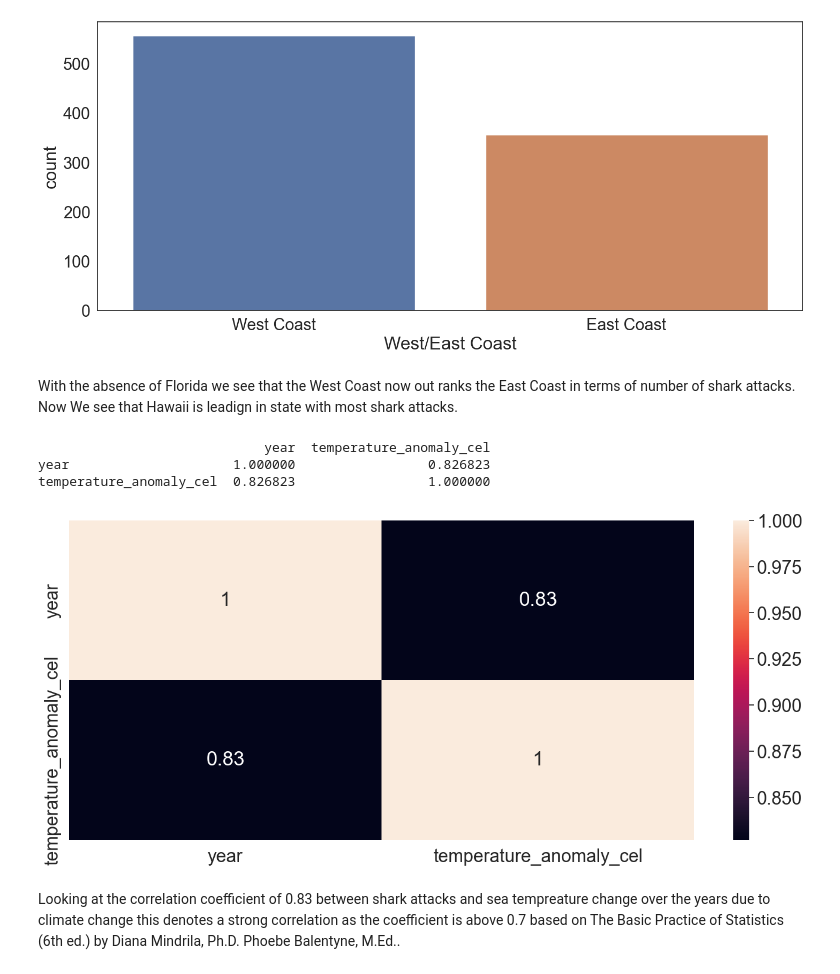
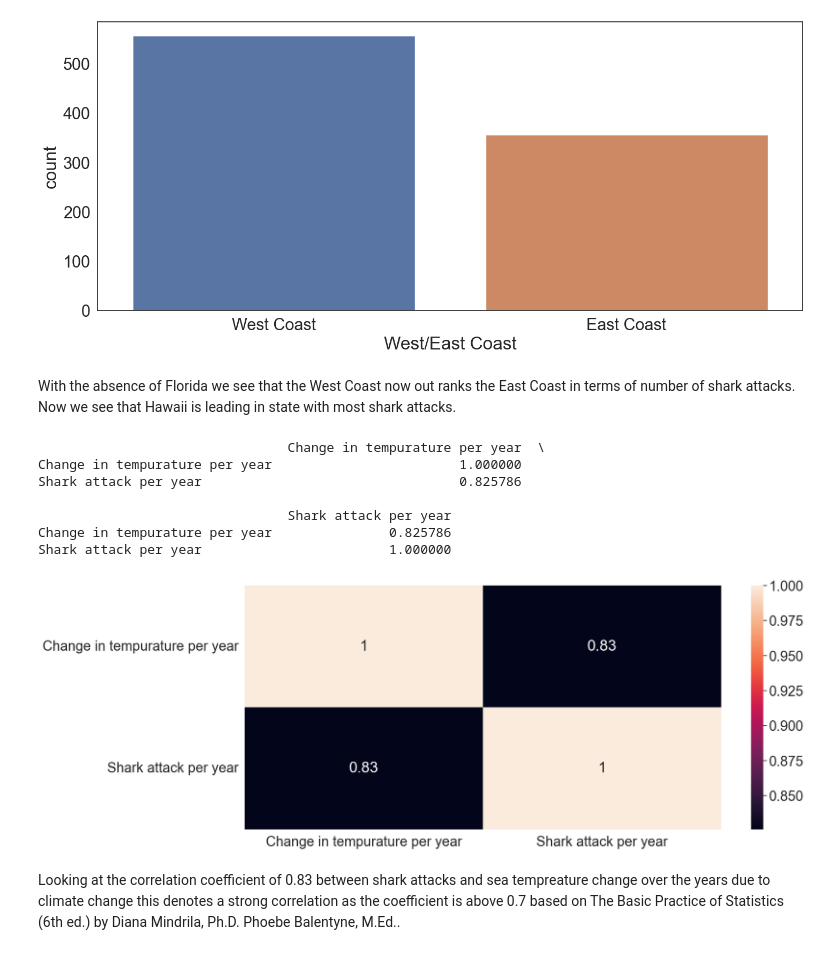
Before and after one commit to AndyCesium/COGS108_project, a Jupyter notebook: EDACheckpointGroup_064-Fa22.ipynb, the cells around one changed output. Saved outputs shown, nothing was run; the diff lists cells and outputs as text; code cells hidden in the pictures.

Commit message:
Changing column names
The column names of the heat map were not descriptive so I changed them to make more sense.

```diff
--- a/EDACheckpointGroup_064-Fa22.ipynb
+++ b/EDACheckpointGroup_064-Fa22.ipynb
@@ -672,34 +672,40 @@ plt.show()
 [figure]
 [figure]
 # %% [markdown]
-With the absence of Florida we see that the West Coast now out ranks the East Coast in terms of number of shark attacks. Now We see that Hawaii is leadign in state with most shark attacks.
+With the absence of Florida we see that the West Coast now out ranks the East Coast in terms of number of shark attacks. Now we see that Hawaii is leading in state with most shark attacks.
 # %%
 #setting up a list of all the relavent years (1881 - 2022)
 relevantTimeFrame = []
 for i in range(1881,2023):
     relevantTimeFrame.append(i)
 #creating df to store shark attacks per year
 y = pd.DataFrame(index = relevantTimeFrame)
 #organizing the shark attack data and puttign it into the relevantTimeFrame df
 y['Shark attack per year'] = sharks_df['Year'].value_counts()
 y = y.iloc[:-1]
 temp = temp_df.iloc[1:]
 y['Shark attack per year'] = y['Shark attack per year'].fillna(0)
 #setting up DF that be tested for correlation
 correlationDF = temp.set_index('year')
 # wrangling data into same DF
 extractedSharkData= y['Shark attack per year']
 correlationDF = correlationDF.join(extractedSharkData)
+#renaming the columns using df.rename(columns = {'old_col1':'new_col1', 'old_col2':'new_col2'}, inplace = True)
+correlationDF = correlationDF.rename(columns = {'temperature_anomaly_cel':'Change in tempurature per year'})
 #running test and plotting results
-Shark_Correlation = temp.corr()
+Shark_Correlation = correlationDF.corr()
 print(Shark_Correlation)
 sns.heatmap(Shark_Correlation, annot=True)
 plt.show()
 # %% [output]
-                             year  temperature_anomaly_cel
-year                     1.000000                 0.826823
-temperature_anomaly_cel  0.826823                 1.000000
+                                Change in tempurature per year  \
+Change in tempurature per year                        1.000000
+Shark attack per year                                 0.825786
+
+                                Shark attack per year
+Change in tempurature per year               0.825786
+Shark attack per year                        1.000000
-[figure, old version]
+[figure, new version]
 # %% [markdown]
 Looking at the correlation coefficient of 0.83 between shark attacks and sea tempreature change over the years due to climate change this denotes a strong correlation as the coefficient is above 0.7 based on The Basic Practice of Statistics (6th ed.) by Diana Mindrila, Ph.D.
 Phoebe Balentyne, M.Ed..
```
Also changed, not shown: parts of 3 cells of this notebook.
